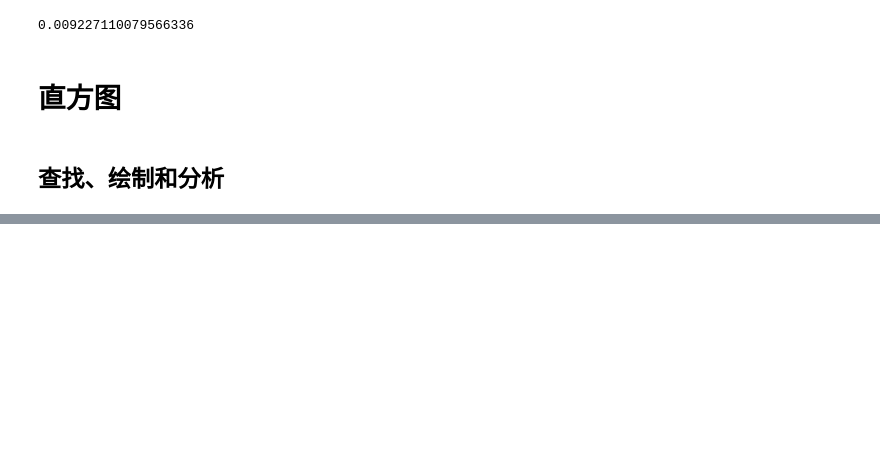
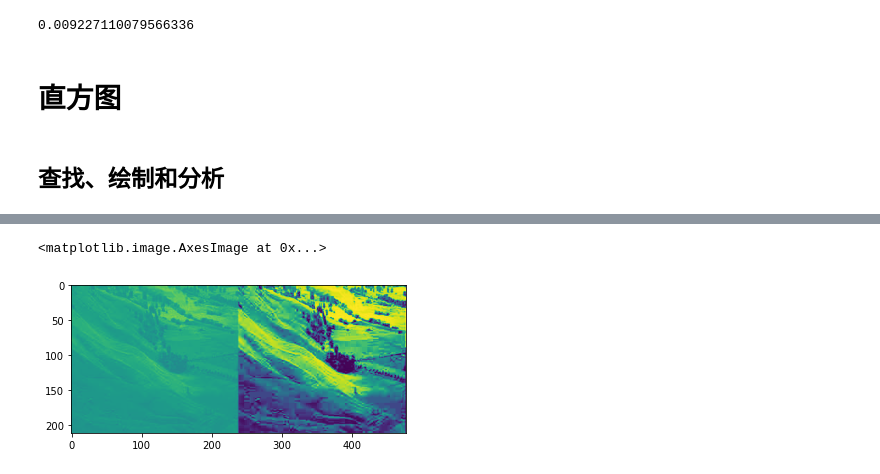
Before and after one commit to ghcn345/OpenCV, a Jupyter notebook: 4-图像处理.ipynb, the cells around one changed output, grey strips where cells are left out. Saved outputs shown, nothing was run; the diff lists cells and outputs as text; code cells hidden in the pictures; blank space fills up the shorter version.

```diff
--- a/4-图像处理.ipynb
+++ b/4-图像处理.ipynb
@@ -752,0 +785,11 @@ plt.show()
+# %%
+# OpenCV中的直方图均衡
+
+img = cv.imread('wiki.jpg',0)
+equ = cv.equalizeHist(img)
+res = np.hstack((img,equ)) #stacking images side-by-side
+#cv.imwrite('res.png',res)
+plt.imshow(res)
+# %% [output]
+<matplotlib.image.AxesImage at 0x...>
+[figure, added]
```
Also changed, not shown: parts of 8 cells of this notebook.
